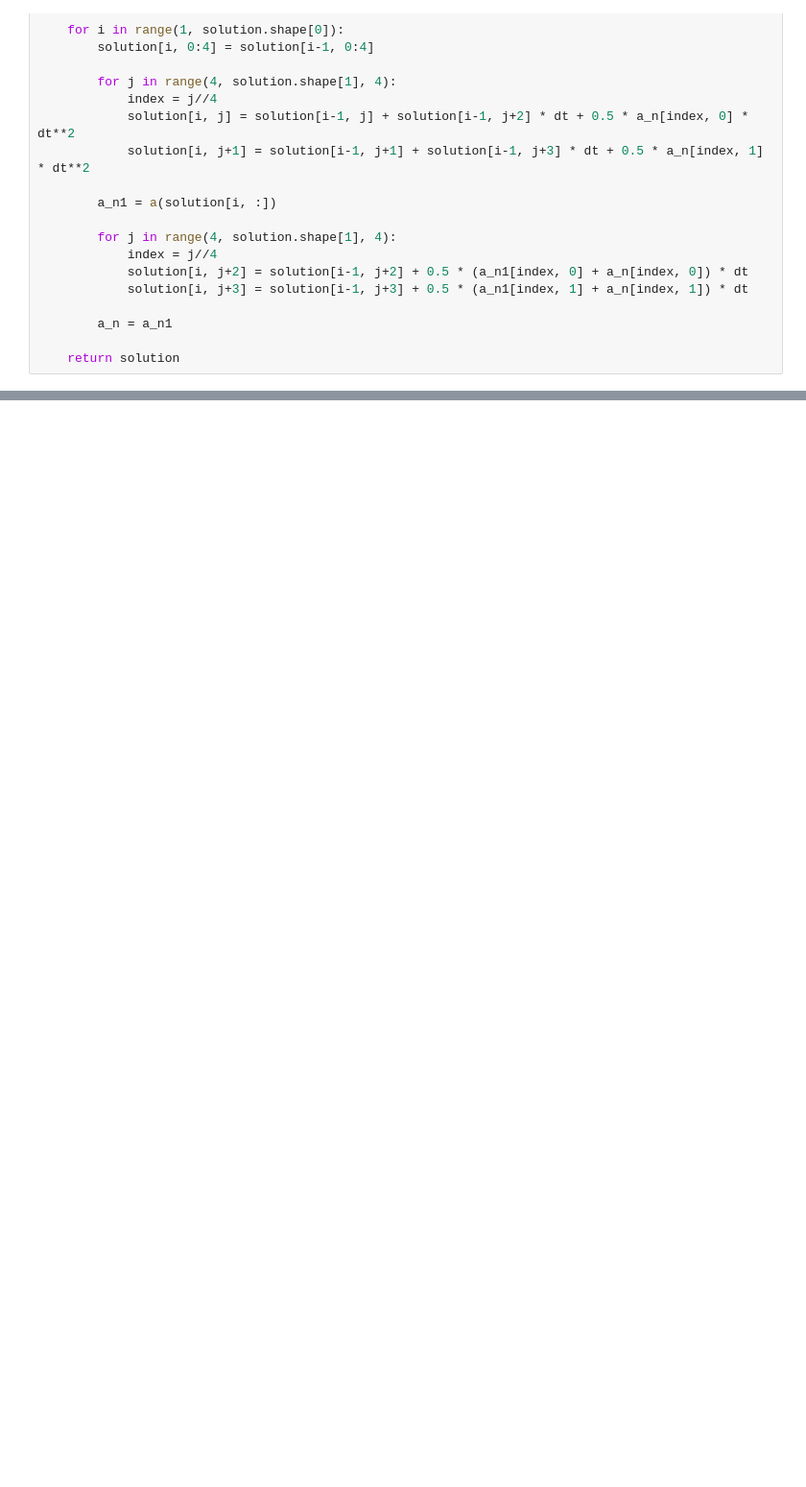
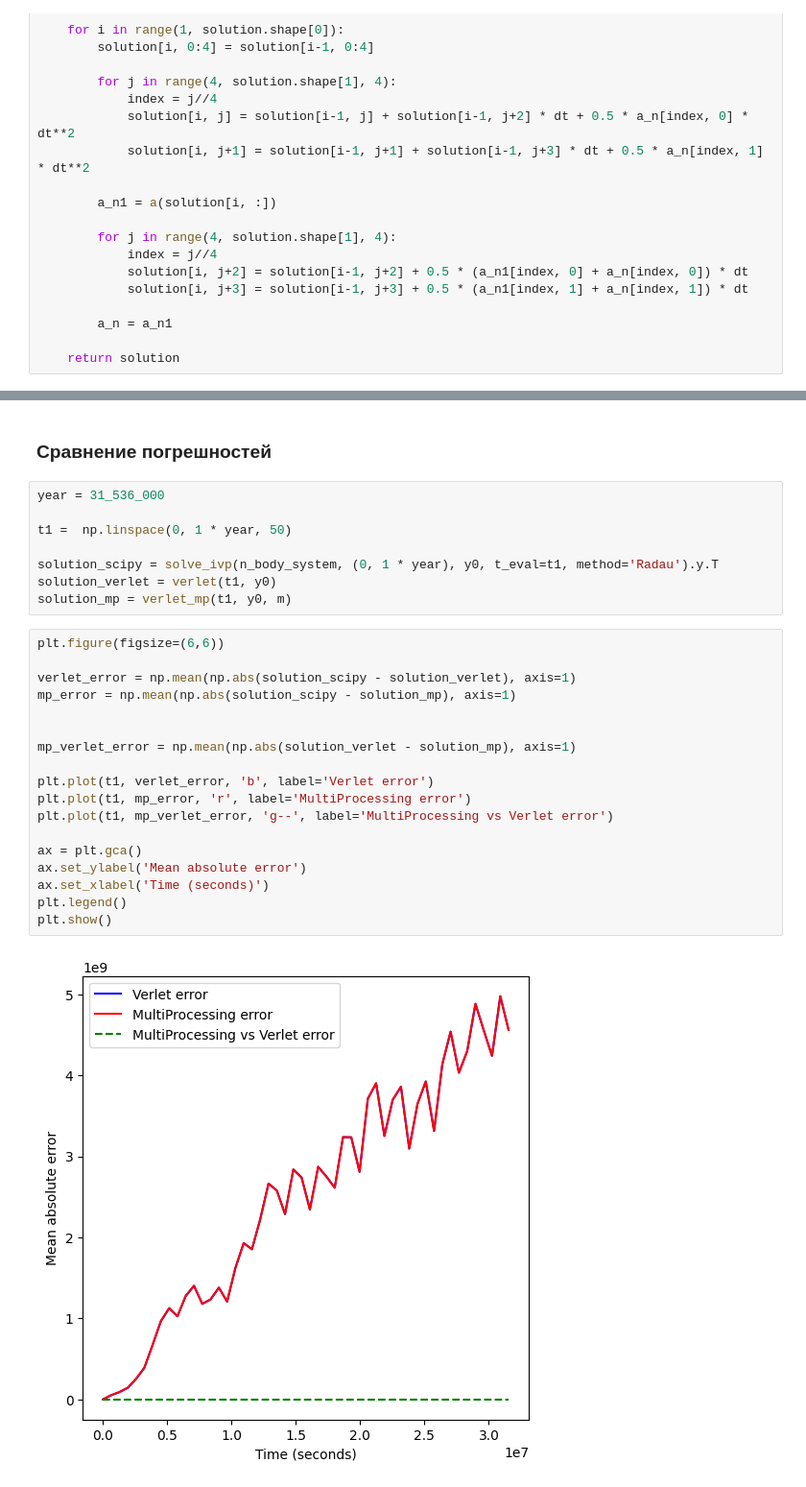
Before and after one commit to luseno4ek/CTMM, a Jupyter notebook: n-body-problem/solution.ipynb, the cells around one changed output, grey strips where cells are left out. Shown: that part at 96% size. Saved outputs shown, nothing was run; the diff lists cells and outputs as text; blank space fills up the shorter version.

```diff
--- a/n-body-problem/solution.ipynb
+++ b/n-body-problem/solution.ipynb
@@ -200,0 +274,30 @@ plt.show()
+# %% [markdown]
+### Сравнение погрешностей
+# %%
+year = 31_536_000
+
+t1 =  np.linspace(0, 1 * year, 50)
+
+solution_scipy = solve_ivp(n_body_system, (0, 1 * year), y0, t_eval=t1, method='Radau').y.T
+solution_verlet = verlet(t1, y0)
+solution_mp = verlet_mp(t1, y0, m)
+# %%
+plt.figure(figsize=(6,6))
+
+verlet_error = np.mean(np.abs(solution_scipy - solution_verlet), axis=1)
+mp_error = np.mean(np.abs(solution_scipy - solution_mp), axis=1)
+
+
+mp_verlet_error = np.mean(np.abs(solution_verlet - solution_mp), axis=1)
+
+plt.plot(t1, verlet_error, 'b', label='Verlet error')
+plt.plot(t1, mp_error, 'r', label='MultiProcessing error')
+plt.plot(t1, mp_verlet_error, 'g--', label='MultiProcessing vs Verlet error')
+
+ax = plt.gca()
+ax.set_ylabel('Mean absolute error')
+ax.set_xlabel('Time (seconds)')
+plt.legend()
+plt.show()
+# %% [output]
+[figure, added]
```
Also changed, not shown: parts of 13 cells of this notebook, 3 other files.
